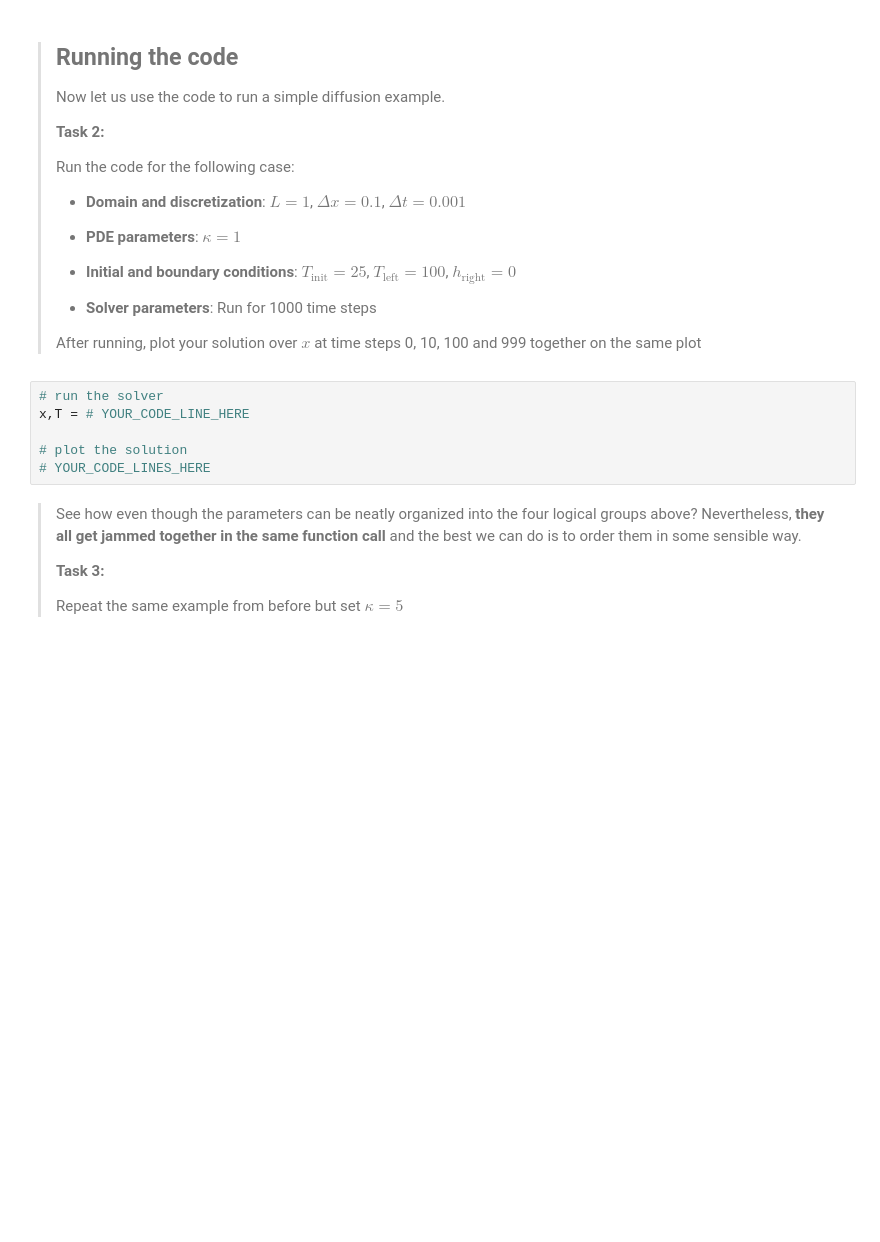
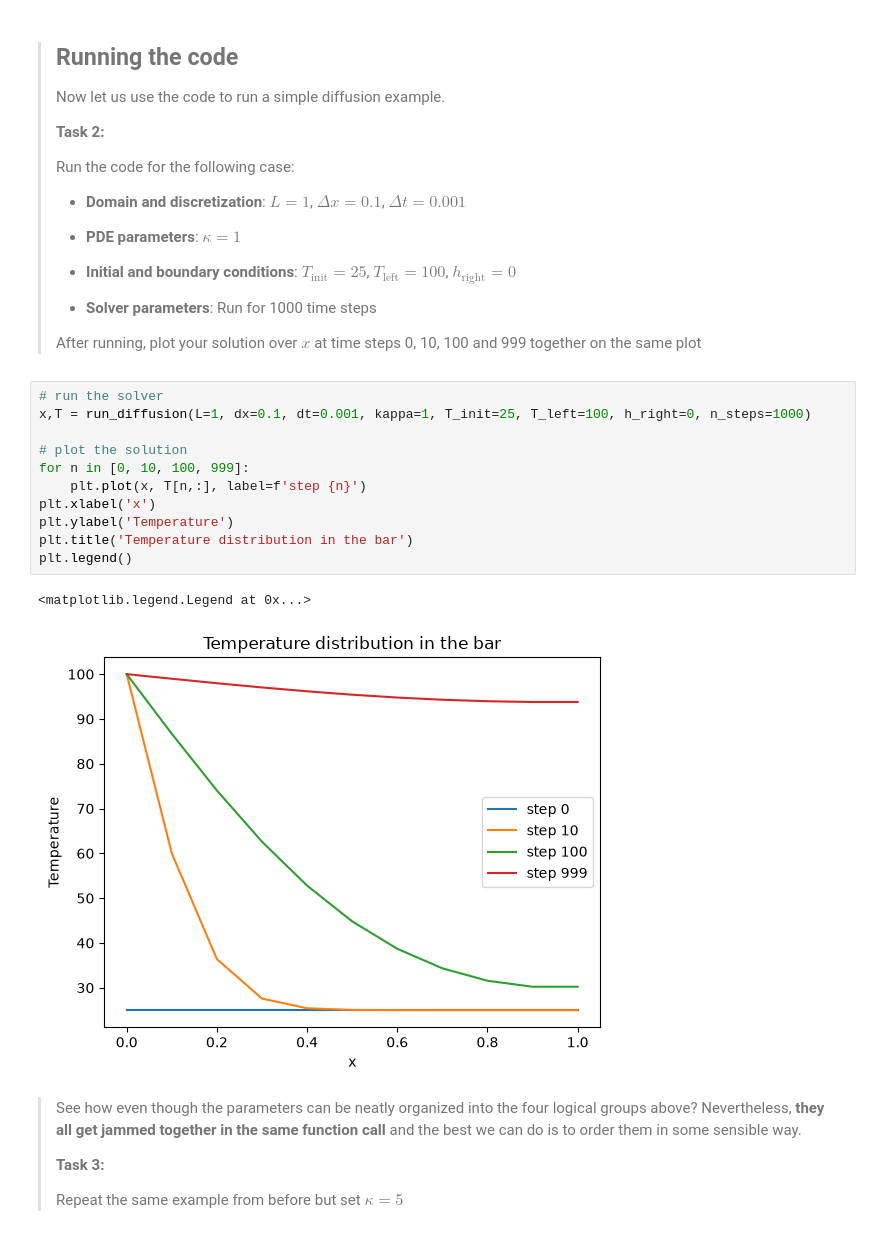
Before and after one commit to tmesticka/PA2.1, a Jupyter notebook: 1_functional.ipynb, the cells around one changed output. Cells and saved outputs as stored; diff of their text form; blank space fills up the shorter version.

```diff
--- a/1_functional.ipynb
+++ b/1_functional.ipynb
@@ -63,12 +63,20 @@ def run_diffusion(
 > - **Solver parameters**: Run for 1000 time steps
 >
 > After running, plot your solution over $x$ at time steps 0, 10, 100 and 999 together on the same plot
-# %%
-# run the solver
-x,T = # YOUR_CODE_LINE_HERE
-
-# plot the solution
-# YOUR_CODE_LINES_HERE
+# %%
+# run the solver
+x,T = run_diffusion(L=1, dx=0.1, dt=0.001, kappa=1, T_init=25, T_left=100, h_right=0, n_steps=1000)
+
+# plot the solution
+for n in [0, 10, 100, 999]:
+    plt.plot(x, T[n,:], label=f'step {n}')
+plt.xlabel('x')
+plt.ylabel('Temperature')
+plt.title('Temperature distribution in the bar')
+plt.legend()
+# %% [output]
+<matplotlib.legend.Legend at 0x...>
+[figure, added]
 # %% [markdown]
 > See how even though the parameters can be neatly organized into the four logical groups above? Nevertheless, **they all get jammed together in the same function call** and the best we can do is to order them in some sensible way.
 >
```
Also changed, not shown: parts of 1 cell of this notebook.
